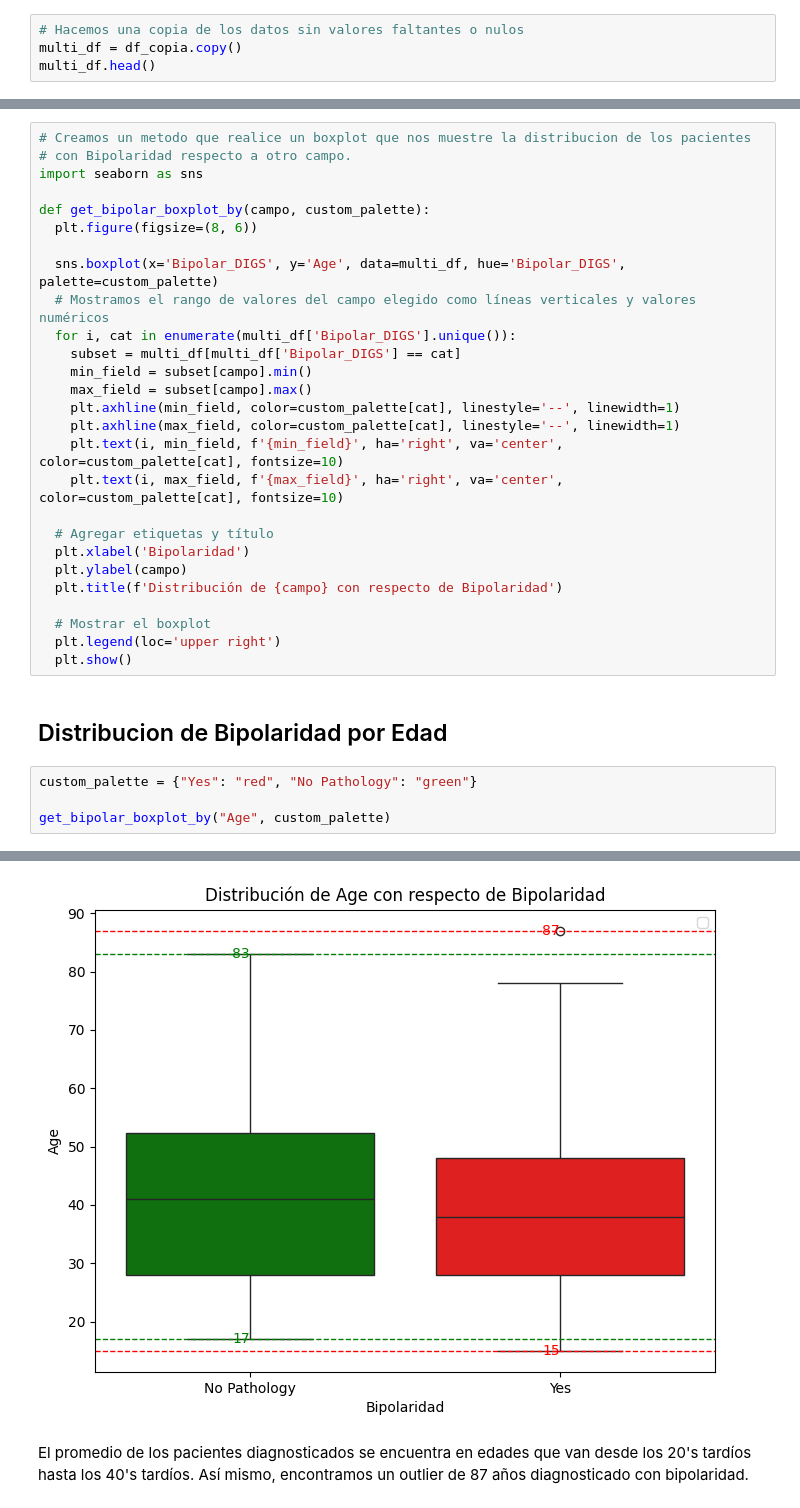
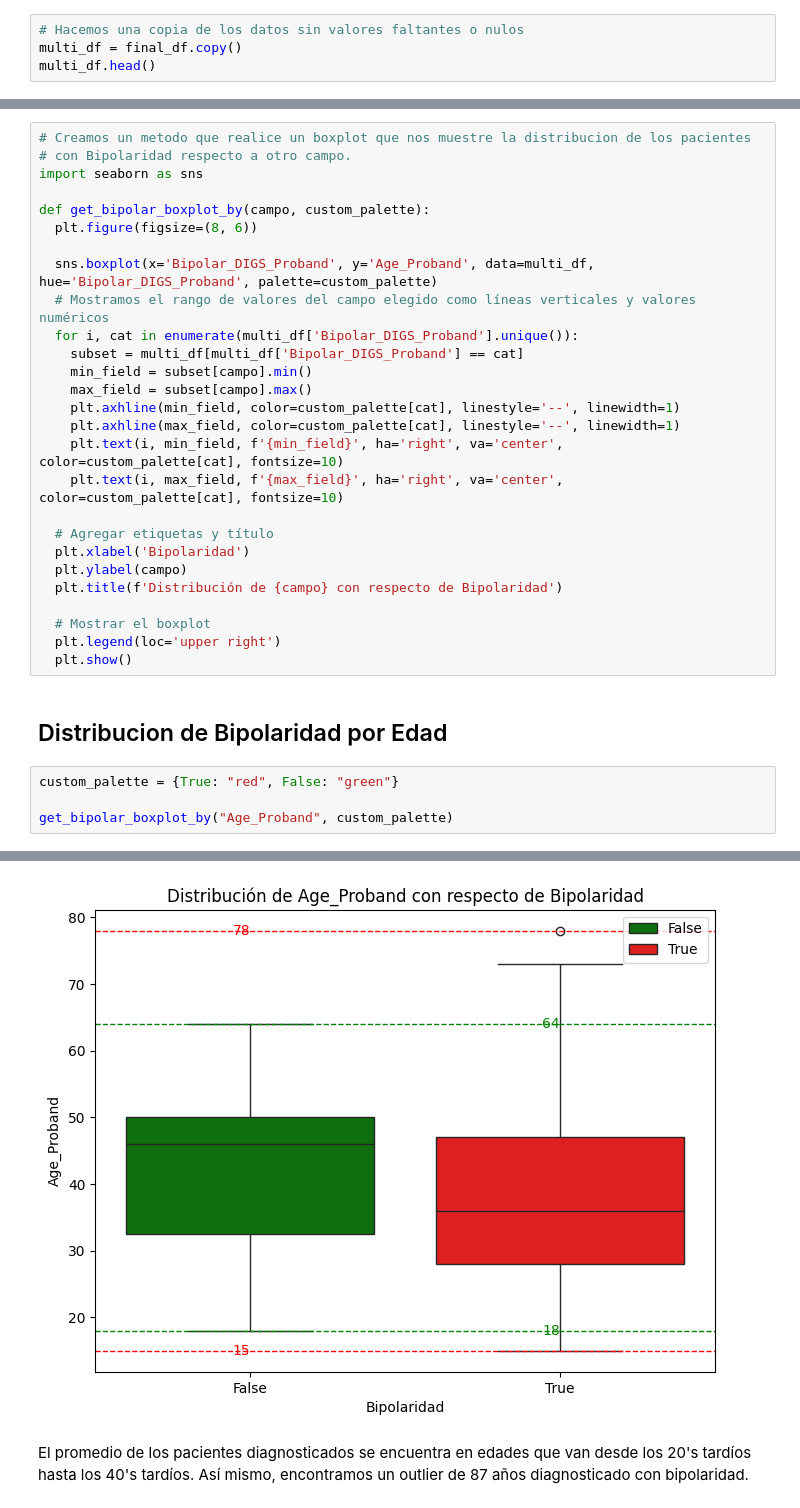
Before and after one commit to A01793101-GMuniz/ProyectoIntegrador, a Jupyter notebook: Avance4_5.ipynb, the cells around one changed output, grey strips where cells are left out. Cells and saved outputs as stored; diff of their text form.

```diff
--- a/Avance4_5.ipynb
+++ b/Avance4_5.ipynb
@@ -1125,6 +1105,6 @@ Tales como el coeficiente de correlación de Spearman y Kendall
 Así mismo podemos reducir la dimensionalidad de nuestras features mediante el uso de técnicas como el Análisis de Componentes Principales (PCA) para obtener las combinaciones lineales que capturen la mayor parte de la variabilidad de los datos
 # %%
 # Hacemos una copia de los datos sin valores faltantes o nulos
-multi_df = df_copia.copy()
+multi_df = final_df.copy()
 multi_df.head()
 # %% [output]
@@ -1146,10 +1123,10 @@ import seaborn as sns
 def get_bipolar_boxplot_by(campo, custom_palette):
   plt.figure(figsize=(8, 6))
 
-  sns.boxplot(x='Bipolar_DIGS', y='Age', data=multi_df, hue='Bipolar_DIGS', palette=custom_palette)
+  sns.boxplot(x='Bipolar_DIGS_Proband', y='Age_Proband', data=multi_df, hue='Bipolar_DIGS_Proband', palette=custom_palette)
   # Mostramos el rango de valores del campo elegido como líneas verticales y valores numéricos
-  for i, cat in enumerate(multi_df['Bipolar_DIGS'].unique()):
-    subset = multi_df[multi_df['Bipolar_DIGS'] == cat]
+  for i, cat in enumerate(multi_df['Bipolar_DIGS_Proband'].unique()):
+    subset = multi_df[multi_df['Bipolar_DIGS_Proband'] == cat]
     min_field = subset[campo].min()
     max_field = subset[campo].max()
     plt.axhline(min_field, color=custom_palette[cat], linestyle='--', linewidth=1)
@@ -1168,7 +1145,7 @@ def get_bipolar_boxplot_by(campo, custom_palette):
 # %% [markdown]
 ## Distribucion de Bipolaridad por Edad
 # %%
-custom_palette = {"Yes": "red", "No Pathology": "green"}
+custom_palette = {True: "red", False: "green"}
 
-get_bipolar_boxplot_by("Age", custom_palette)
+get_bipolar_boxplot_by("Age_Proband", custom_palette)
 # %% [output]
@@ -1176,4 +1152,4 @@ WARNING:matplotlib.legend:No artists with labels found to put in legend.  Note t
-[figure, old version]
+[figure, new version]
 # %% [markdown]
 El promedio de los pacientes diagnosticados se encuentra en edades que van desde los 20's tardíos hasta los 40's tardíos. Así mismo, encontramos un outlier de 87 años diagnosticado con bipolaridad.
 # %% [markdown]
```
Also changed, not shown: parts of 25 cells of this notebook.
